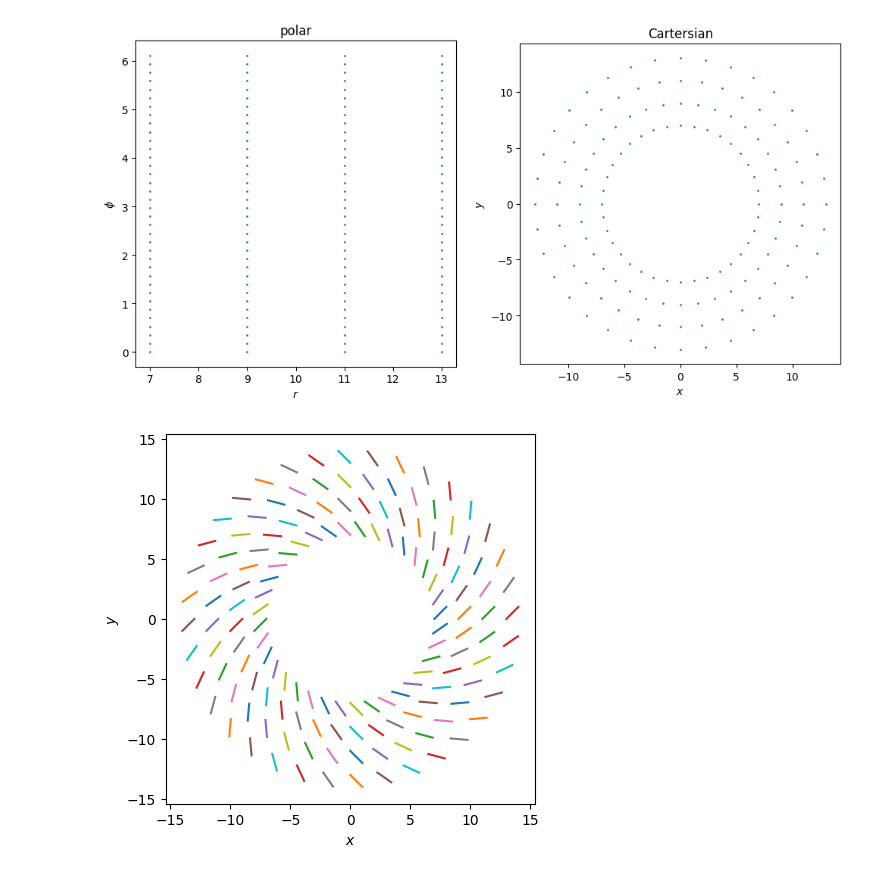
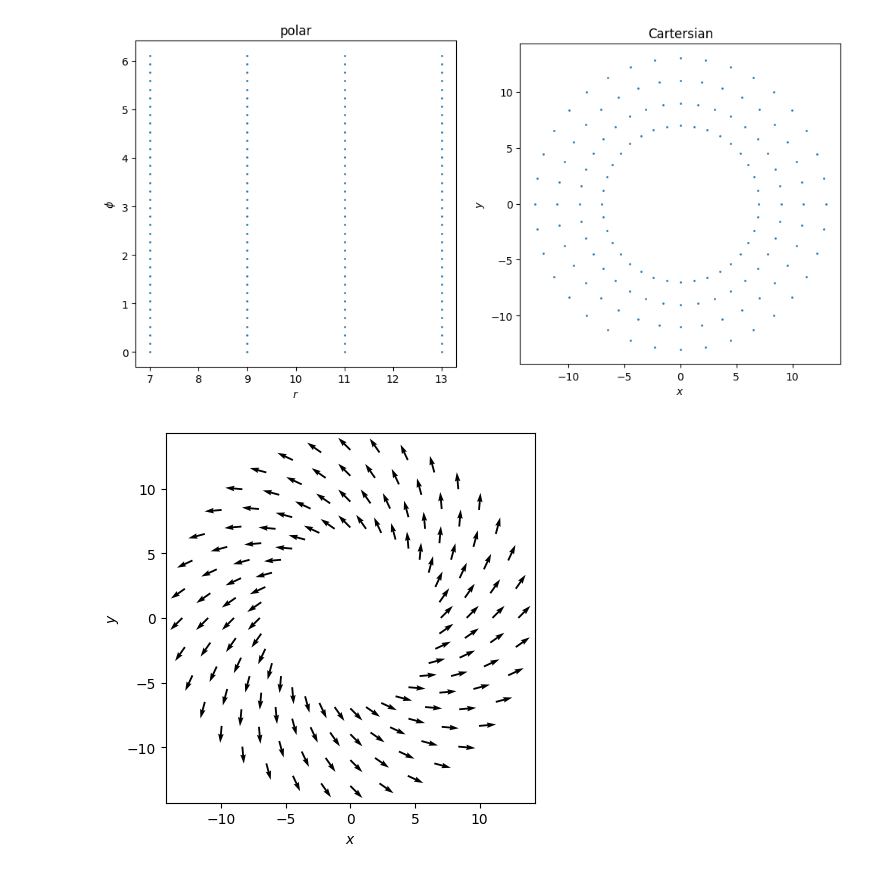
Before and after one commit to rndsrc/dg, a Jupyter notebook: vis.ipynb, the cells around one changed output. Drawn from its saved outputs; the diff is of its cells as text; code cells hidden in the pictures.

Commit message:
Swap array dimensions so it is more natural to JAX

```diff
--- a/vis.ipynb
+++ b/vis.ipynb
@@ -84,21 +90,24 @@ def pol2car(rphi):
 # %% [markdown]
 ### Drawing Circles
 # %%
-R = np.array(np.meshgrid(
-    np.arange( 4) * 2 + 7.0,
-    np.arange(36) * 2 * np.pi / 36,
-))
-X = pol2car(R)
+def sample_pol(ij):
+    i, j = ij
+    dr,   r0   = 2.0, 7.0
+    dphi, phi0 = 2.0 * np.pi / 36, 0.0
+    return np.array([r0 + dr * i , phi0 + dphi * j])
+
+R = vmap2(sample_pol)(mgrid(4,36))
+X = vmap2(pol2car)(R)
 
 fig, axes = plt.subplots(1,2, figsize=(12,6))
 
-axes[0].scatter(R[0], R[1], s=1)
+axes[0].scatter(R[...,0], R[...,1], s=1)
 axes[0].set_title('polar')
 axes[0].set_xlabel('$r$')
 axes[0].set_ylabel('$\phi$')
 axes[0].set_aspect('equal')
 
-axes[1].scatter(X[0], X[1], s=1)
+axes[1].scatter(X[...,0], X[...,1], s=1)
 axes[1].set_title('Cartersian')
 axes[1].set_xlabel('$x$')
 axes[1].set_ylabel('$y$')
@@ -106,25 +115,21 @@ axes[1].set_aspect('equal')
 # %% [output]
 [figure]
 # %%
-from jax import jacfwd, vmap
+def field_pol(rphi):
+    r, phi = rphi
+    return np.array([1.0, 1 / r])
 
-U = np.array([
-    np.zeros((36,4)) + 1.0,
-    1.0 / R[0],
-])
-J = vmap(vmap(jacfwd(pol2car), in_axes=-1, out_axes=-1), in_axes=-1, out_axes=-1)(R)
-V = np.einsum('ij...,j...->i...', J, U)
-
-T0 = (X[0]       ).flatten()
-H0 = (X[0] + V[0]).flatten()
-T1 = (X[1]       ).flatten()
-H1 = (X[1] + V[1]).flatten()
+U = vmap2(field_pol)(R)
+J = vmap2(jacfwd(pol2car))(R)
+V = np.einsum('...ia,...a->...i', J, U)
 
 fig, ax = plt.subplots(1,1)
-for t0, h0, t1, h1 in zip(T0, H0, T1, H1):
-    ax.plot([t0,h0], [t1,h1])
+ax.quiver(
+    X[...,0], X[...,1],
+    V[...,0], V[...,1],
+)
 ax.set_xlabel('$x$')
 ax.set_ylabel('$y$')
 ax.set_aspect('equal')
 # %% [output]
-[figure, old version]
+[figure, new version]
```
Also changed, not shown: parts of 5 cells of this notebook.
